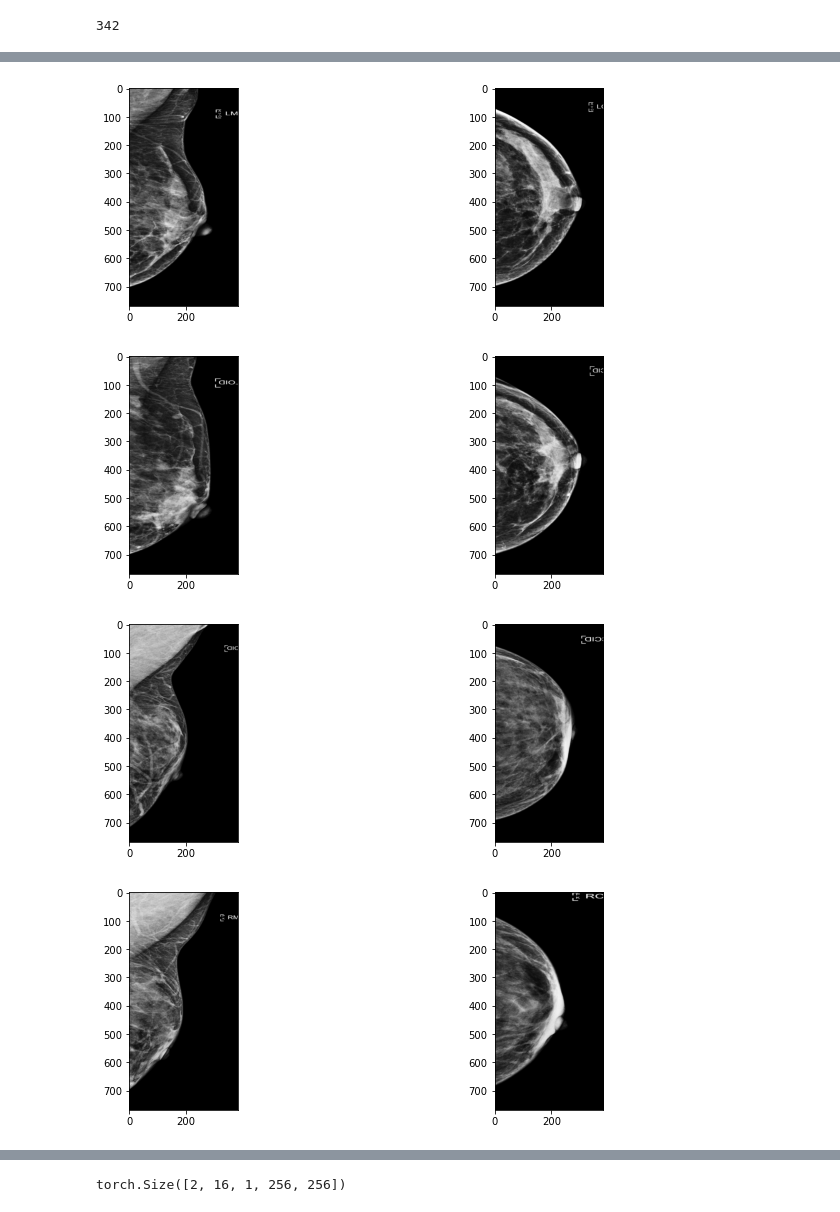
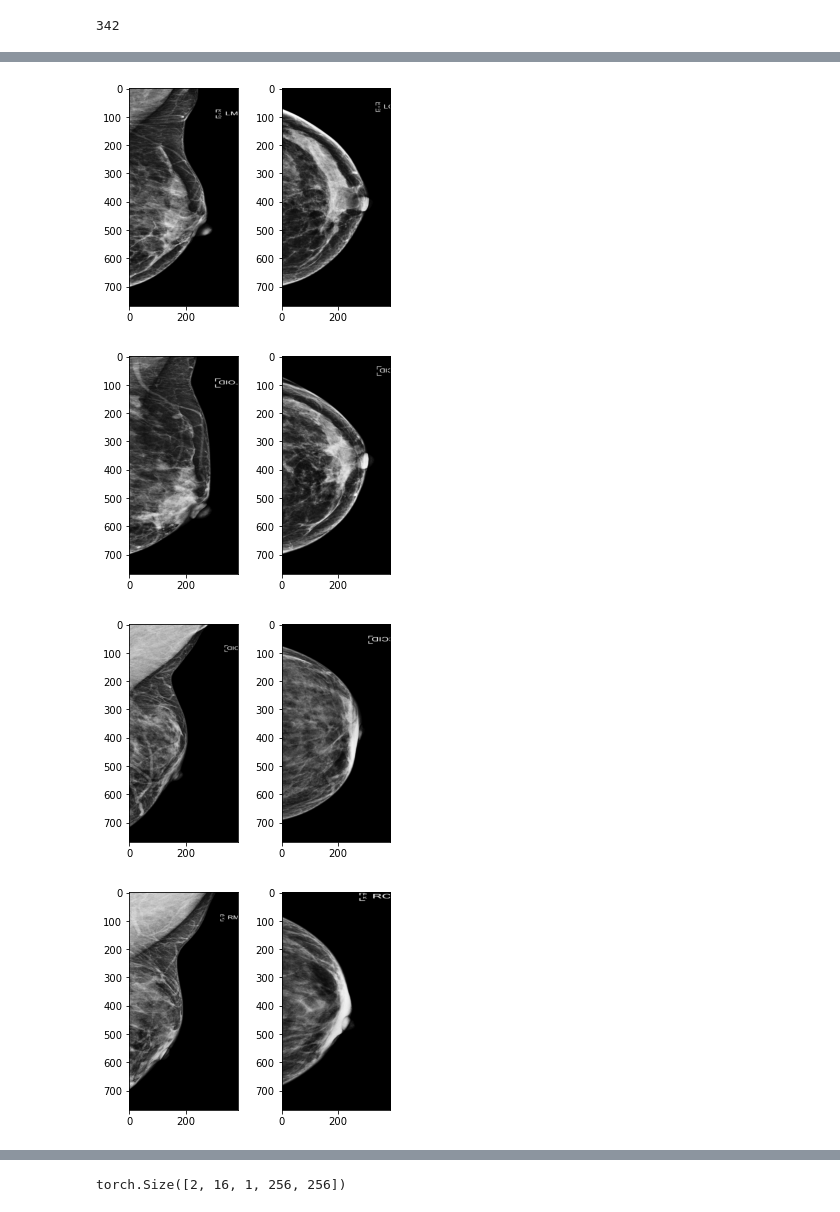
Before and after one commit to analokmaus/kaggle-rsna-breast-cancer, a Jupyter notebook: 00_eda.ipynb, the cells around one changed output, grey strips where cells are left out. Drawn from its saved outputs; the diff is of its cells as text; code cells hidden in the pictures.

```diff
--- a/00_eda.ipynb
+++ b/00_eda.ipynb
@@ -269,18 +260,18 @@ ds.df_dict[(18026, 'R')]
 # %%
 # for idx in np.arange(160, 170):
 for idx in implant_idx[:10]:
     img, label = ds[idx]
     img = (img - img.min()) / (img.max() - img.min())
-    plt.figure(figsize=(12, 4))
+    plt.figure(figsize=(5, 4))
     for i in range(img.shape[0]):
         # print(img[i].mean())
         plt.subplot(1, img.shape[0], i+1)
         plt.imshow(img[i, 0], cmap='gray')
     plt.show()
     # plt.savefig(f'input/plot/{idx}.png', facecolor='white')
     plt.close()
 # %% [output]
-[figure, old version]
+[figure, new version]
-[figure, old version]
+[figure, new version]
-[figure, old version]
+[figure, new version]
-[figure, old version]
+[figure, new version]
```
Also changed, not shown: parts of 14 cells of this notebook, 3 other files.
